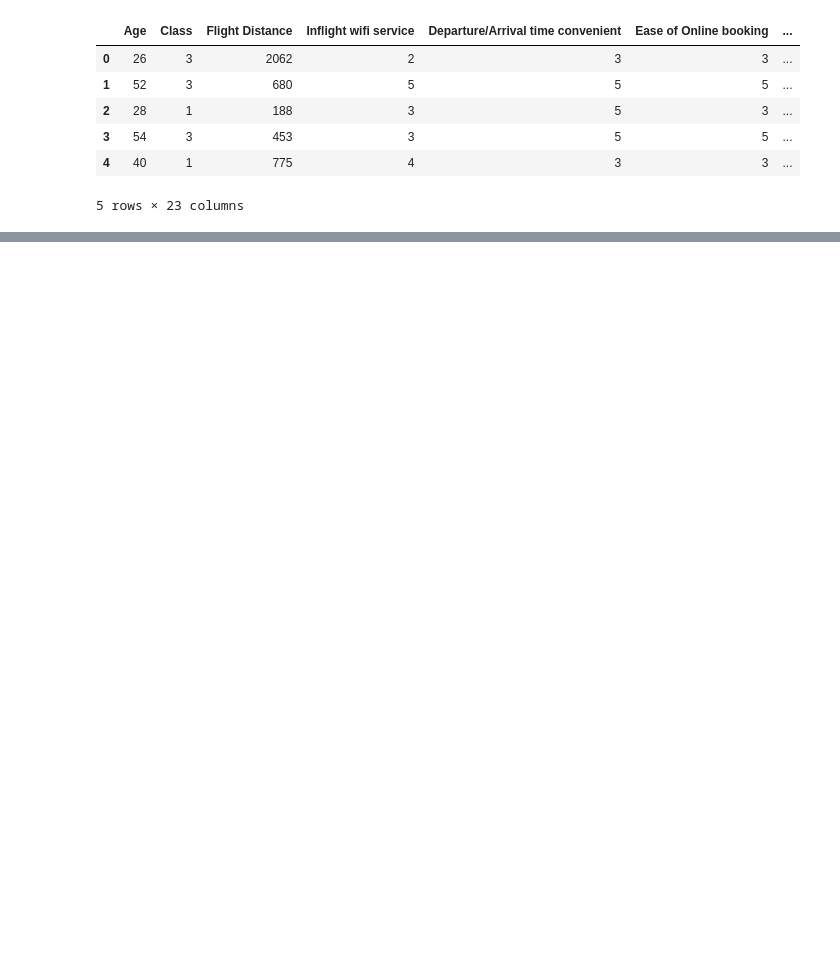
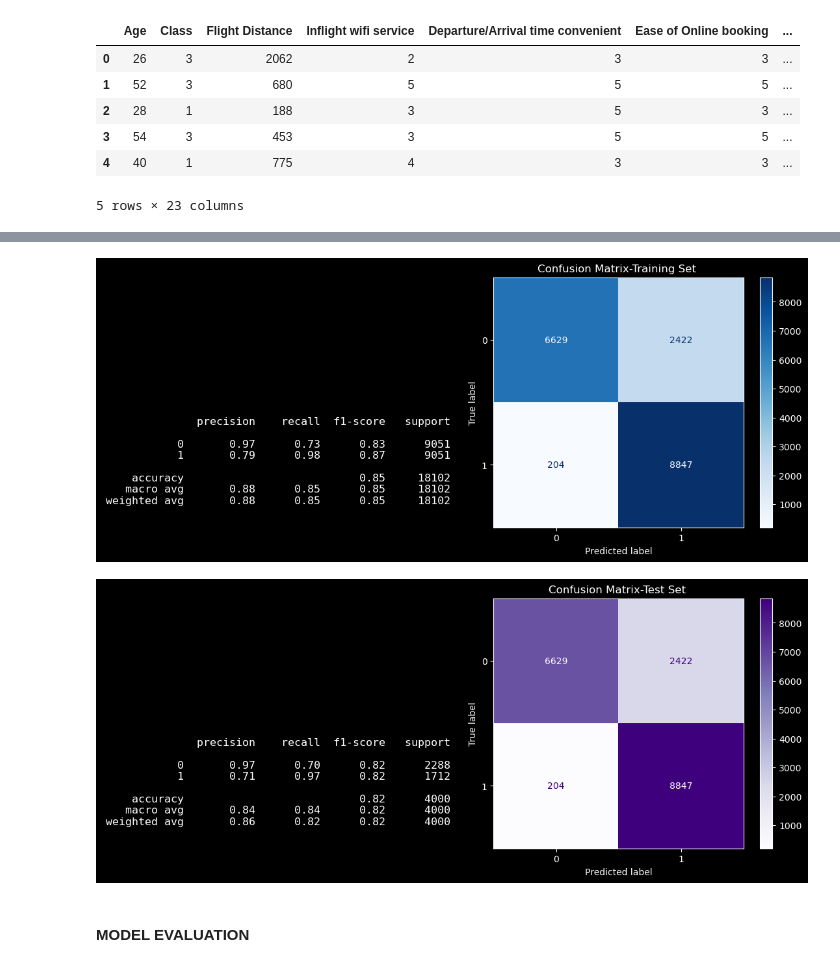
Before and after one commit to jaylesmajor/ML_Deployment, a Jupyter notebook: notebooks/ml.ipynb, the cells around one changed output, grey strips where cells are left out. Drawn from its saved outputs; the diff is of its cells as text; code cells hidden in the pictures; blank space fills up the shorter version.

```diff
--- a/notebooks/ml.ipynb
+++ b/notebooks/ml.ipynb
@@ -19,0 +187,15 @@ df.head()
+# %%
+from sklearn.tree import DecisionTreeClassifier
+
+# Instantiate the Classifier
+dec_tree = DecisionTreeClassifier()
+
+# Create and save predictions
+train_report, test_report = train_and_predict_model(X_train_balanced_df,y_train_balanced,X_test_transformed_df,preprocessor,dec_tree)
+# %%
+train_report, test_report = evaluate_model(dec_tree,X_train_balanced_df,y_train_balanced,X_test_transformed_df,y_test)
+# %% [output]
+[figure, added]
+[figure, added]
+# %% [markdown]
+#### MODEL EVALUATION
```
Also changed, not shown: parts of 12 cells of this notebook.
